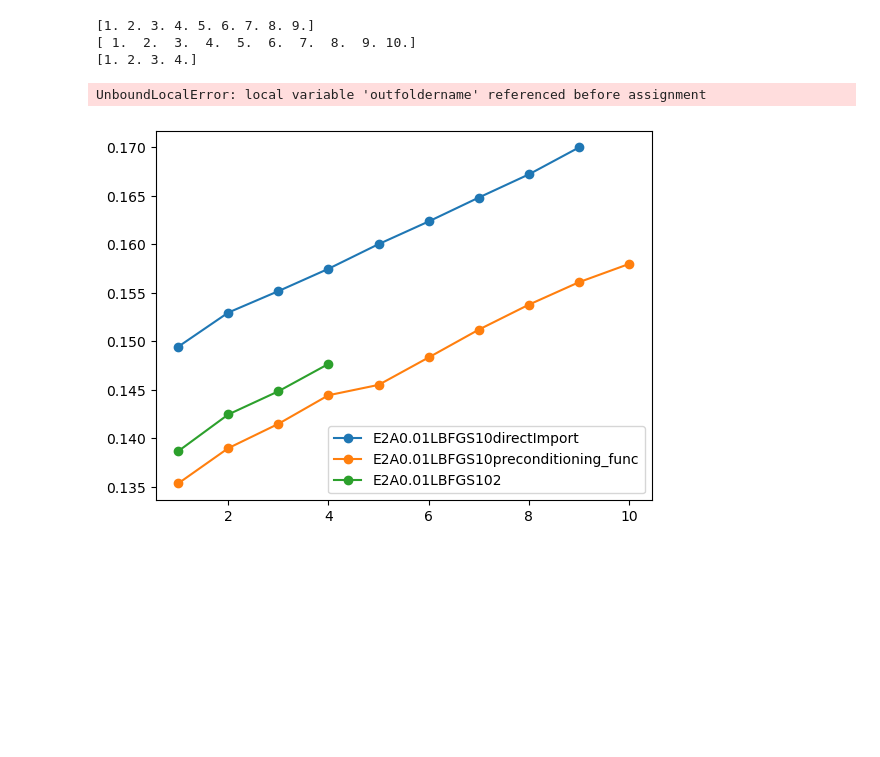
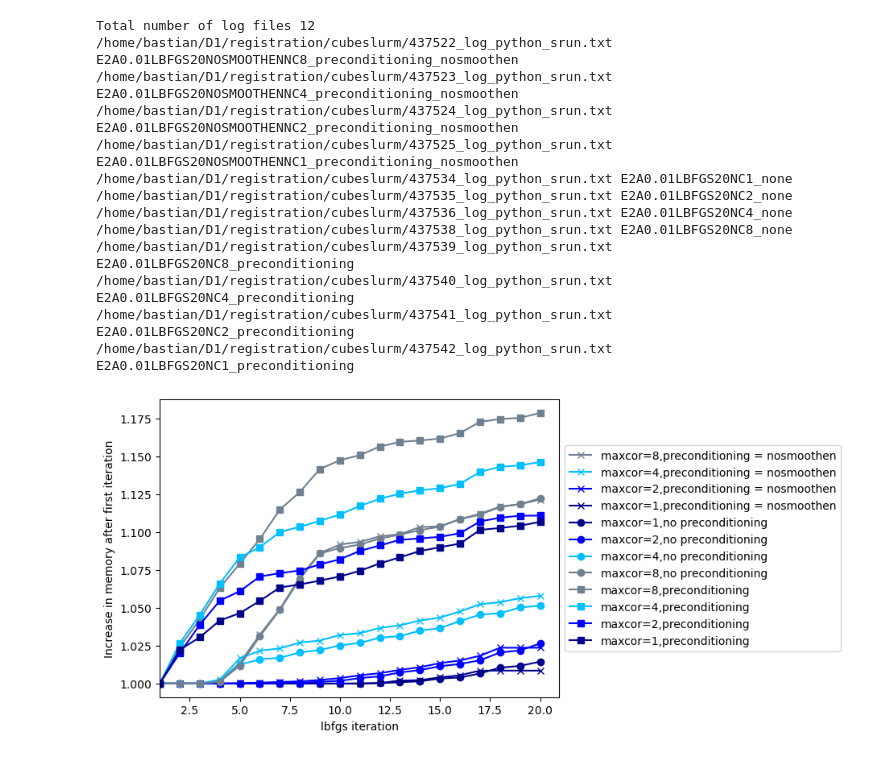
Before and after one commit to JohannesHaubner/mapMRI, a Jupyter notebook: examples/debugging/mem.ipynb, the cells around one changed output. Cells and saved outputs as stored; diff of their text form; code cells hidden in the pictures; blank space fills up the shorter version.

```diff
--- a/examples/debugging/mem.ipynb
+++ b/examples/debugging/mem.ipynb
@@ -5,71 +9,83 @@ import pathlib
 # %%
 # filenames = ["/home/bastian/D1/registration/mrislurm/436844_log_python_srun.txt"]
-
-path = pathlib.Path("/home/bastian/D1/registration/cubeslurm/")
-
-# slurmids = [437139, 437140]
-
-# slurmids += [437147, 437148]
-
-slurmids = [437150]
-
-slurmids += [437152, 437153]
-
-slurmids += [437156, 437157]
 
 
 path = pathlib.Path("/home/bastian/D1/registration/cubeslurm/")
 
-slurmids = [437307, 437328, 437335, 437339]
-
-filenames = [path / (str(slurmid) + "_log_python_srun.txt") for slurmid in slurmids]
-
-# filenames = ["/home/bastian/D1/registration/mrislurm/436856_log_python_srun.txt",
-# "/home/bastian/D1/registration/mrislurm/436844_log_python_srun.txt"
-# ]
-
-minm, maxm = 1e16, 0
-for filename in filenames:
 
 
+slurmids = list(range(437522, 437526))
+slurmids += list(range(437534, 437543))
+slurmids.remove(437537)
+
+print("Total number of log files", len(slurmids))
+
+fig = plt.figure()
+ax = plt.subplot(111)
+
+colors = {1: "darkblue", 2: "blue", 4:"deepskyblue", 8:"slategrey"}
+
+for slurmid in slurmids:
+
+    filename = path / (str(slurmid) + "_log_python_srun.txt")
 
     mema, outfoldername = read_memory(filename)
+
+    check_for_error(path / (str(slurmid) + ".out"))
 
     outfoldername = outfoldername.replace("\n", "")
     outfoldername = outfoldername.replace(" ", "")
 
-
+    print(filename, outfoldername)
     try:
-        print(mema[:, 0])
+        mema[:,0]
+        # print(mema[:, 0])
     except IndexError:
         print(outfoldername, "probably still running init? Continue.")
         continue
     # minm = min([np.min(mema[:, 1]), minm])
 
     marker = "o"
     linestyle = "-"
 
+    res = parse("{}NC{}_{}", outfoldername)
+    nc = res[1]
+    color = colors[int(nc)]
+
     if "self" in outfoldername:
         marker = "d"
 
     if "NOSMOOTHEN" in outfoldername:
         marker = "x"
-    if "nocopy" in outfoldername:
-        linestyle = "--"
+    elif "preconditioning" in outfoldername:
+        linestyle = "-"
+        marker = "s"
 
     minm = None
 
-    plt.plot(mema[:,0], mema[:,1] / (1 + 0 * mema[0,1]), marker=marker, linestyle=linestyle, label=outfoldername)
+    plt.plot(mema[:,0], mema[:,1] / (0 + 1 * mema[0,1]), marker=marker, color=color, linestyle=linestyle,
+            label="maxcor="+res[1] + "," + res[2].replace("none", "no preconditioning").replace("preconditioning_nosmoothen", "preconditioning = nosmoothen"), #outfoldername
+            )
     plt.legend()
 
 plt.xlabel("lbfgs iteration")
 plt.ylabel("Increase in memory after first iteration")
 plt.xlim(1, None)
 plt.ylim(minm, None)
+ax.legend(loc='center left', bbox_to_anchor=(1, 0.5))
 plt.show()
 # %% [output]
-[1. 2. 3. 4. 5. 6. 7. 8. 9.]
-[ 1.  2.  3.  4.  5.  6.  7.  8.  9. 10.]
-[1. 2. 3. 4.]
+Total number of log files 12
+/home/bastian/D1/registration/cubeslurm/437522_log_python_srun.txt E2A0.01LBFGS20NOSMOOTHENNC8_preconditioning_nosmoothen
+/home/bastian/D1/registration/cubeslurm/437523_log_python_srun.txt E2A0.01LBFGS20NOSMOOTHENNC4_preconditioning_nosmoothen
+/home/bastian/D1/registration/cubeslurm/437524_log_python_srun.txt E2A0.01LBFGS20NOSMOOTHENNC2_preconditioning_nosmoothen
+/home/bastian/D1/registration/cubeslurm/437525_log_python_srun.txt E2A0.01LBFGS20NOSMOOTHENNC1_preconditioning_nosmoothen
+/home/bastian/D1/registration/cubeslurm/437534_log_python_srun.txt E2A0.01LBFGS20NC1_none
+/home/bastian/D1/registration/cubeslurm/437535_log_python_srun.txt E2A0.01LBFGS20NC2_none
+/home/bastian/D1/registration/cubeslurm/437536_log_python_srun.txt E2A0.01LBFGS20NC4_none
+/home/bastian/D1/registration/cubeslurm/437538_log_python_srun.txt E2A0.01LBFGS20NC8_none
+/home/bastian/D1/registration/cubeslurm/437539_log_python_srun.txt E2A0.01LBFGS20NC8_preconditioning
+/home/bastian/D1/registration/cubeslurm/437540_log_python_srun.txt E2A0.01LBFGS20NC4_preconditioning
+/home/bastian/D1/registration/cubeslurm/437541_log_python_srun.txt E2A0.01LBFGS20NC2_preconditioning
+/home/bastian/D1/registration/cubeslurm/437542_log_python_srun.txt E2A0.01LBFGS20NC1_preconditioning
-UnboundLocalError: local variable 'outfoldername' referenced before assignment
-[figure, old version]
+[figure, new version]
```
Also changed, not shown: parts of 2 cells of this notebook, 5 other files.
